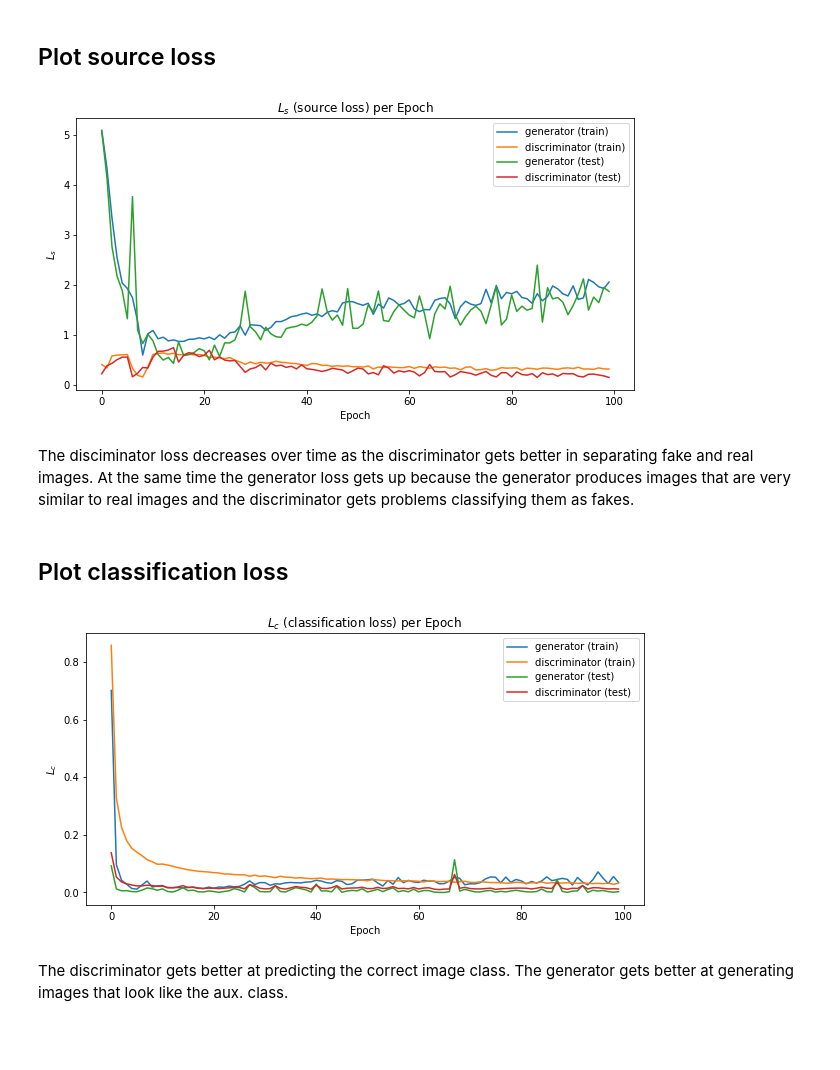
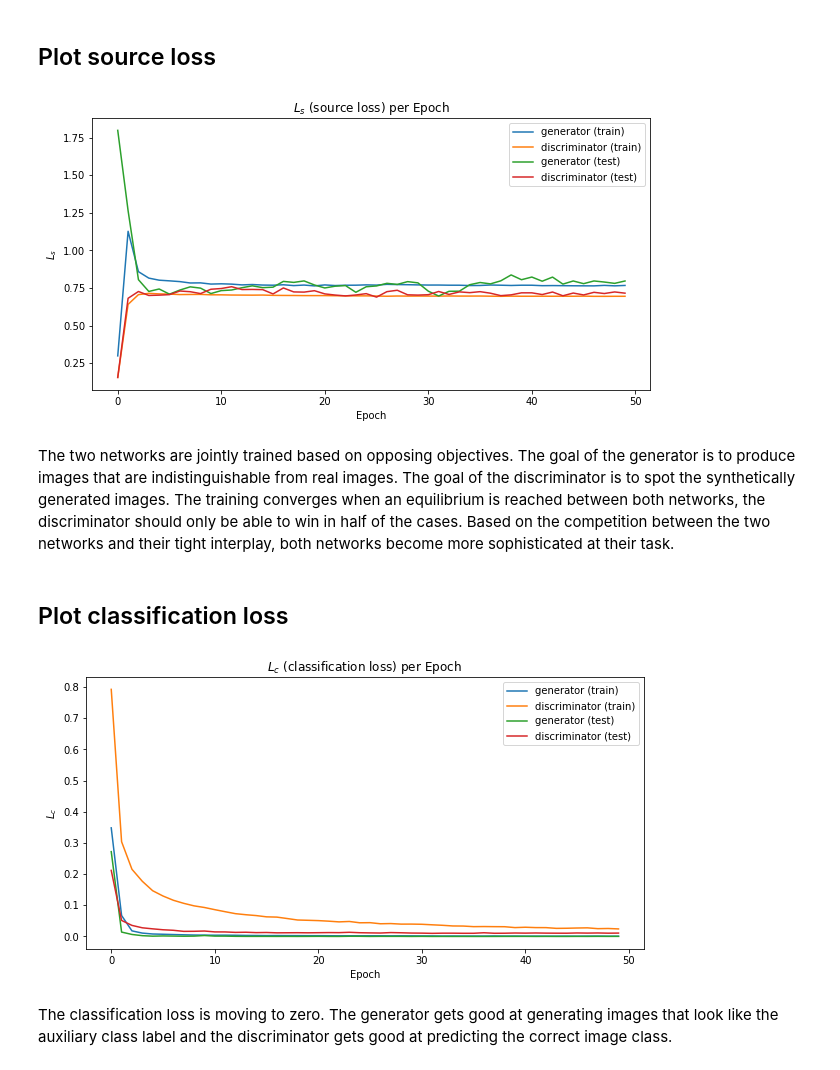
Before and after one commit to asprenger/keras_acgan, a Jupyter notebook: plot_loss.ipynb, the cells around one changed output. Saved outputs shown, nothing was run; the diff lists cells and outputs as text; code cells hidden in the pictures; blank space fills up the shorter version.

```diff
--- a/plot_loss.ipynb
+++ b/plot_loss.ipynb
@@ -6,28 +6,28 @@ import matplotlib.pyplot as plt
 import numpy as np
 import pandas as pd
 # %%
-base_dir = '/tmp/keras_acgan_data'
+base_dir = '/tmp/data'
 # %%
-hist = pickle.load(open(os.path.join(base_dir, 'keras_acgan_history.pkl'), 'rb'))
+hist = pickle.load(open(os.path.join(base_dir, 'acgan-history.pkl'), 'rb'))
 # %% [markdown]
 ## Plot source loss
 # %%
 plt.figure(figsize=(10,5))
 
 for phase in ['train', 'test']:
     for model in ['generator', 'discriminator']:
-        v = np.array(hist[phase][model])[:,1]
+        v = np.array(hist[phase][model])[:,1][:50]
         plt.plot(v, label='%s (%s)' % (model, phase))
 
 plt.legend()
 plt.title(r'$L_s$ (source loss) per Epoch')
 plt.xlabel('Epoch')
 plt.ylabel(r'$L_s$')
 plt.show()
 # %% [output]
-[figure, old version]
+[figure, new version]
-# %% [markdown]
-The disciminator loss decreases over time as the discriminator gets better in separating fake and real images. At the same time the generator loss gets up because the generator produces images that are very similar to real images and the discriminator gets problems classifying them as fakes.
+# %% [markdown]
+The two networks are jointly trained based on opposing objectives. The goal of the generator is to produce images that are indistinguishable from real images. The goal of the discriminator is to spot the synthetically generated images. The training converges when an equilibrium is reached between both networks, the discriminator should only be able to win in half of the cases. Based on the competition between the two networks and their tight interplay, both networks become more sophisticated at their task.
 # %% [markdown]
 ## Plot classification loss
 # %%
@@ -35,7 +35,7 @@ plt.figure(figsize=(10,5))
 
 for phase in ['train', 'test']:
     for model in ['generator', 'discriminator']:
-        v = np.array(hist[phase][model])[:,2]
+        v = np.array(hist[phase][model])[:,2][:50]
         plt.plot(v, label='%s (%s)' % (model, phase))
 
 plt.legend()
@@ -44,6 +44,6 @@ plt.xlabel('Epoch')
 plt.ylabel(r'$L_c$')
 plt.show()
 # %% [output]
-[figure, old version]
+[figure, new version]
-# %% [markdown]
-The discriminator gets better at predicting the correct image class. The generator gets better at generating images that look like the aux. class.
+# %% [markdown]
+The classification loss is moving to zero. The generator gets good at generating images that look like the auxiliary class label and the discriminator gets good at predicting the correct image class.
```
Also changed, not shown: 3 other files.
